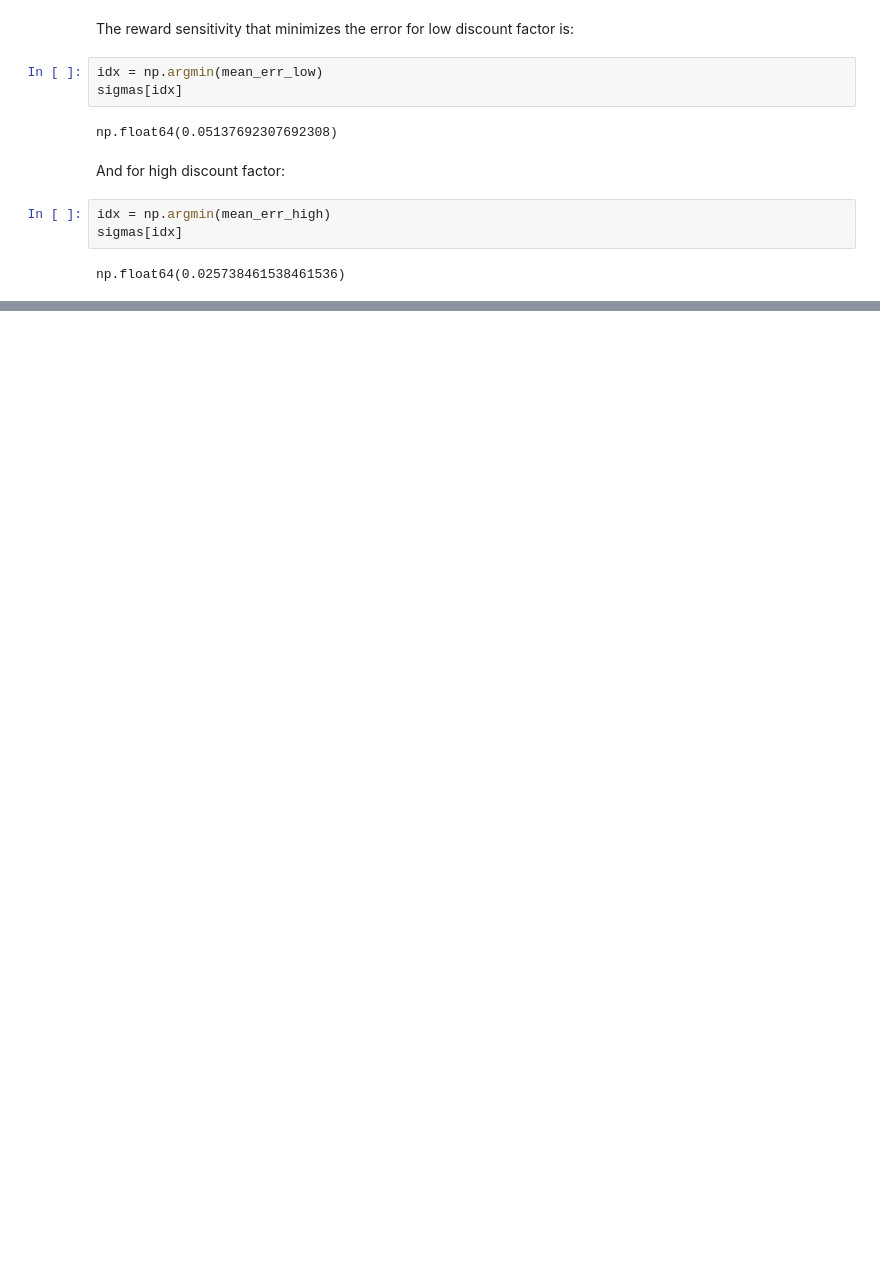
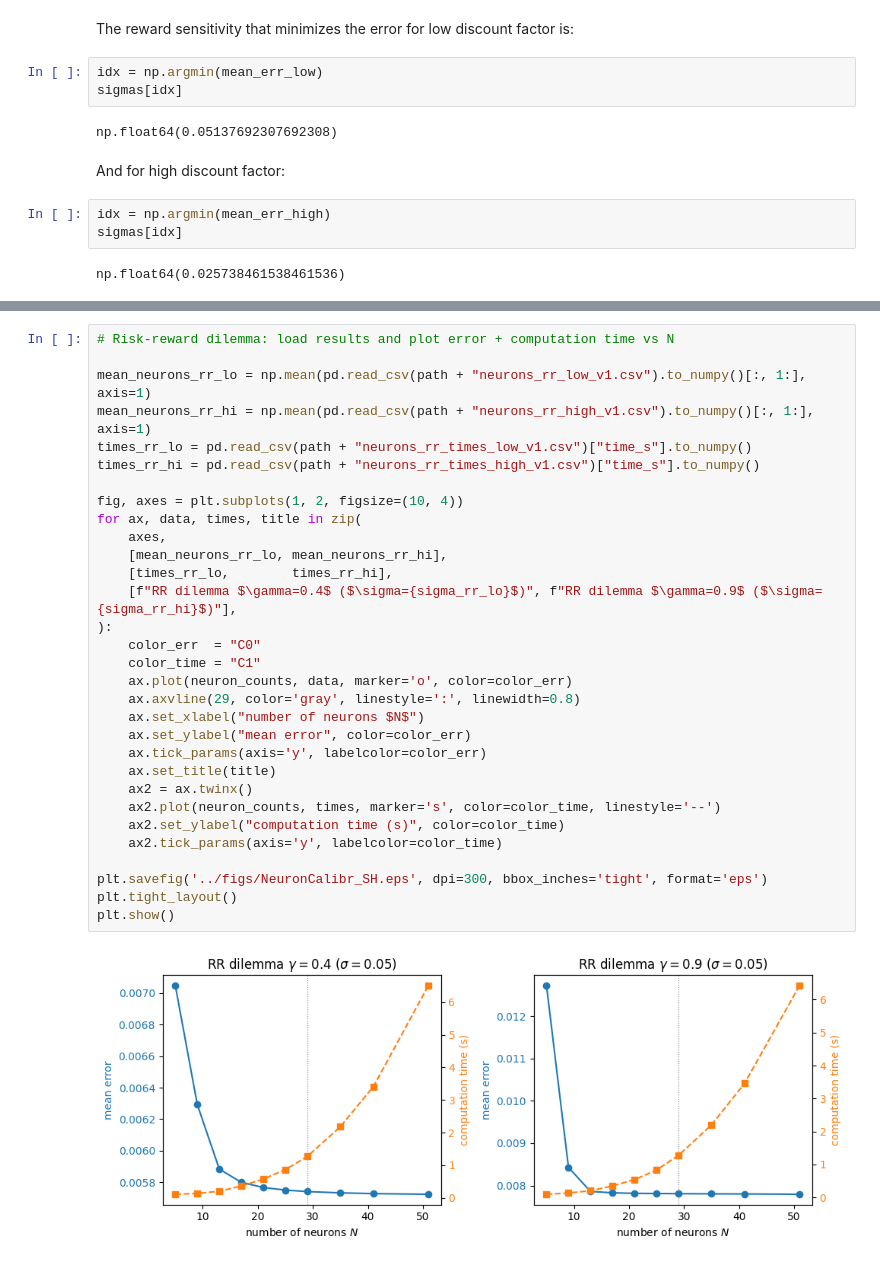
Before and after one commit to gerardoparra/pyDDRL, a Jupyter notebook: nbs/05_DiscretizationCalibration.ipynb, the cells around one changed output, grey strips where cells are left out. Drawn from its saved outputs; the diff is of its cells as text; blank space fills up the shorter version.

```diff
--- a/nbs/05_DiscretizationCalibration.ipynb
+++ b/nbs/05_DiscretizationCalibration.ipynb
@@ -361,0 +657,33 @@ np.float64(0.025738461538461536)
+# %%
+# Risk-reward dilemma: load results and plot error + computation time vs N
+
+mean_neurons_rr_lo = np.mean(pd.read_csv(path + "neurons_rr_low_v1.csv").to_numpy()[:, 1:], axis=1)
+mean_neurons_rr_hi = np.mean(pd.read_csv(path + "neurons_rr_high_v1.csv").to_numpy()[:, 1:], axis=1)
+times_rr_lo = pd.read_csv(path + "neurons_rr_times_low_v1.csv")["time_s"].to_numpy()
+times_rr_hi = pd.read_csv(path + "neurons_rr_times_high_v1.csv")["time_s"].to_numpy()
+
+fig, axes = plt.subplots(1, 2, figsize=(10, 4))
+for ax, data, times, title in zip(
+    axes,
+    [mean_neurons_rr_lo, mean_neurons_rr_hi],
+    [times_rr_lo,        times_rr_hi],
+    [f"RR dilemma $\gamma=0.4$ ($\sigma={sigma_rr_lo}$)", f"RR dilemma $\gamma=0.9$ ($\sigma={sigma_rr_hi}$)"],
+):
+    color_err  = "C0"
+    color_time = "C1"
+    ax.plot(neuron_counts, data, marker='o', color=color_err)
+    ax.axvline(29, color='gray', linestyle=':', linewidth=0.8)
+    ax.set_xlabel("number of neurons $N$")
+    ax.set_ylabel("mean error", color=color_err)
+    ax.tick_params(axis='y', labelcolor=color_err)
+    ax.set_title(title)
+    ax2 = ax.twinx()
+    ax2.plot(neuron_counts, times, marker='s', color=color_time, linestyle='--')
+    ax2.set_ylabel("computation time (s)", color=color_time)
+    ax2.tick_params(axis='y', labelcolor=color_time)
+
+plt.savefig('../figs/NeuronCalibr_SH.eps', dpi=300, bbox_inches='tight', format='eps')
+plt.tight_layout()
+plt.show()
+# %% [output]
+[figure, added]
```
Also changed, not shown: parts of 18 cells of this notebook, 16 other files.
